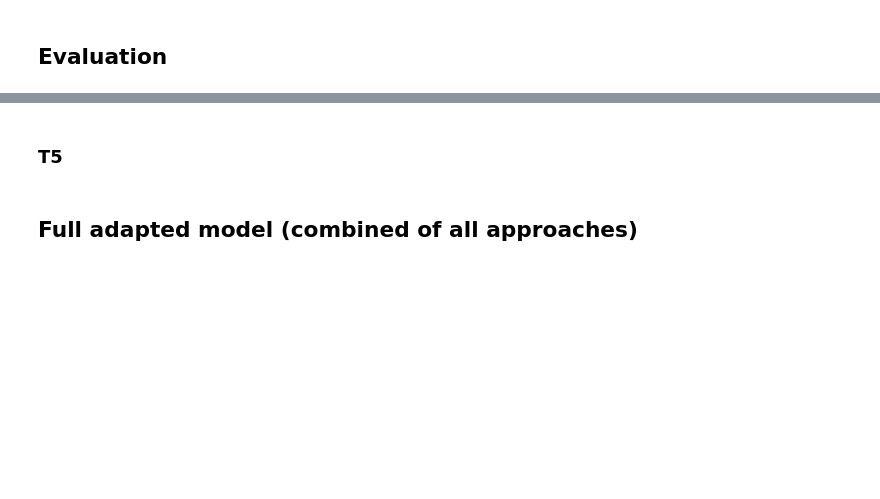
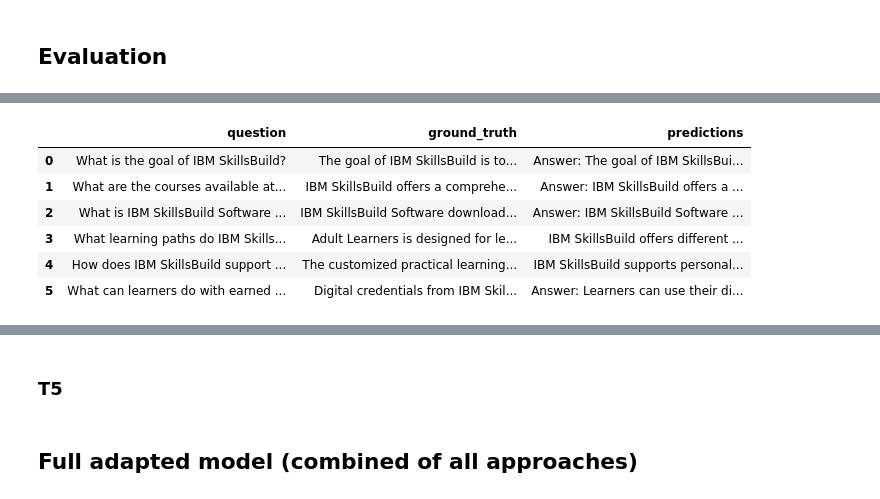
Before and after one commit to huishingchong/agile_llm, a Jupyter notebook: pipeline.ipynb, the cells around one changed output, grey strips where cells are left out. Cells and saved outputs as stored; diff of their text form; code cells hidden in the pictures; blank space fills up the shorter version.

```diff
--- a/pipeline.ipynb
+++ b/pipeline.ipynb
@@ -310,0 +484,10 @@ from langchain.evaluation import load_evaluator, EvaluatorType
+# %%
+rag_data_skills_build
+# %% [output]
+|  | question | ground_truth | predictions |
+| 0 | What is the goal of IBM SkillsBuild? | The goal of IBM SkillsBuild is to... | Answer: The goal of IBM SkillsBui... |
+| 1 | What are the courses available at... | IBM SkillsBuild offers a comprehe... | Answer: IBM SkillsBuild offers a ... |
+| 2 | What is IBM SkillsBuild Software ... | IBM SkillsBuild Software download... | Answer: IBM SkillsBuild Software ... |
+| 3 | What learning paths do IBM Skills... | Adult Learners is designed for le... | IBM SkillsBuild offers different ... |
+| 4 | How does IBM SkillsBuild support ... | The customized practical learning... | IBM SkillsBuild supports personal... |
+| 5 | What can learners do with earned ... | Digital credentials from IBM Skil... | Answer: Learners can use their di... |
```
Also changed, not shown: parts of 56 cells of this notebook.
